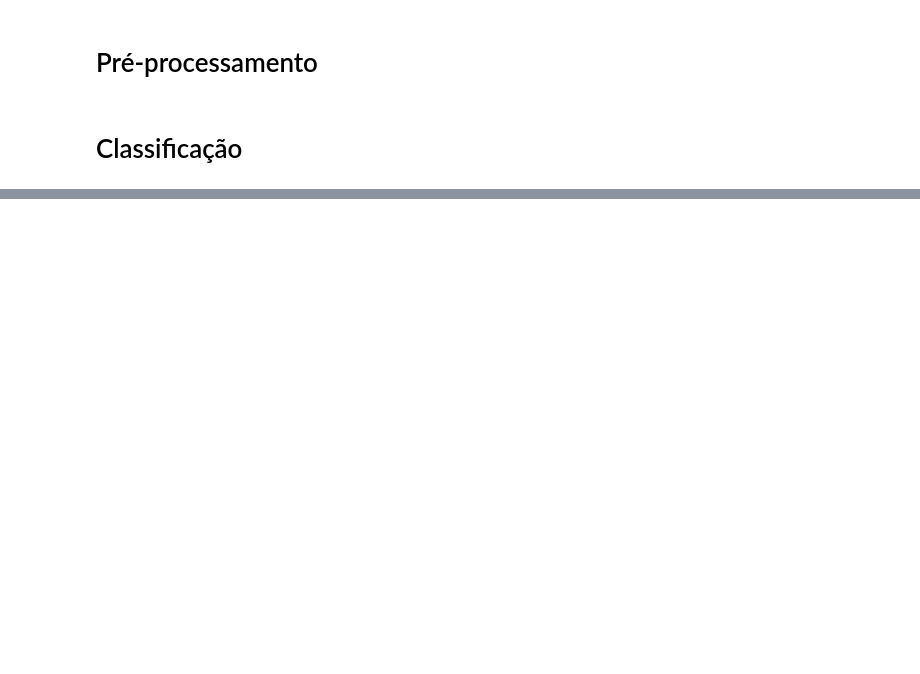
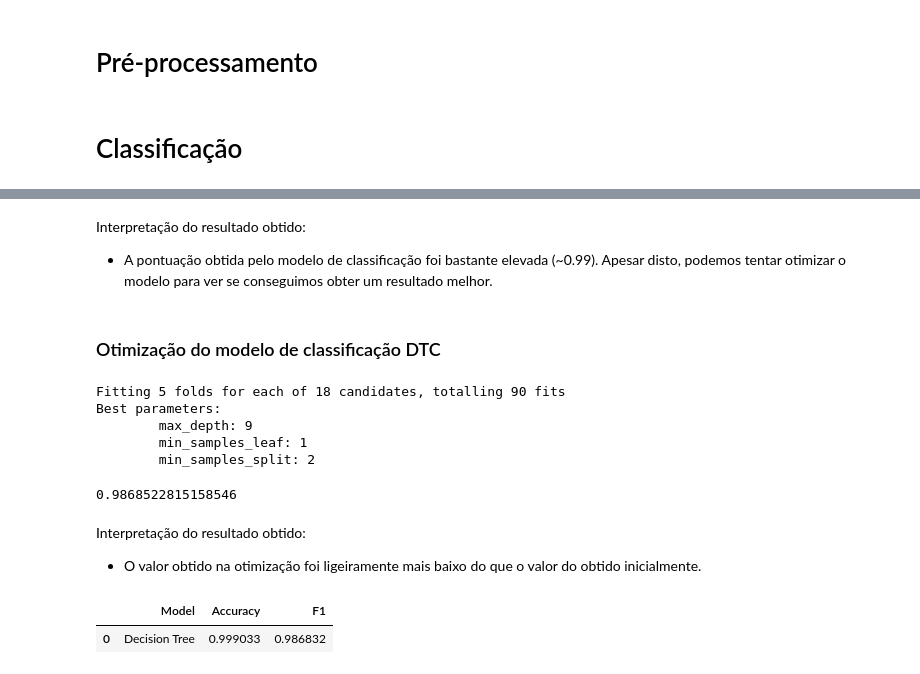
Before and after one commit to miguelamoreira/wineNotebook, a Jupyter notebook: notebook/grupo1.ipynb, the cells around one changed output, grey strips where cells are left out. Drawn from its saved outputs; the diff is of its cells as text; code cells hidden in the pictures; blank space fills up the shorter version.

Commit message:
decision trees

```diff
--- a/notebook/grupo1.ipynb
+++ b/notebook/grupo1.ipynb
@@ -251,0 +265,4 @@ X_test = scaler.transform(X_test)
+# %%
+# Criação do modelo de classificação Decision Trees (DTC)
+dtc = tree.DecisionTreeClassifier(criterion='entropy', max_depth=5, random_state=24)
+dtc = dtc.fit(X_train, y_train)
@@ -251,0 +274,50 @@ X_test = scaler.transform(X_test)
+# %% [markdown]
+Interpretação do resultado obtido:
+- A pontuação obtida pelo modelo de classificação foi bastante elevada (~0.99). Apesar disto, podemos tentar otimizar o modelo para ver se conseguimos obter um resultado melhor.
+# %% [markdown]
+### Otimização do modelo de classificação DTC
+# %%
+# Procurar quais são os melhores parâmetros para poder fazer a otimização
+parameters = {
+    'max_depth': (4, 6, 9),
+    'min_samples_leaf': (1, 8),
+    'min_samples_split': (2, 5, 10)
+}
+
+grid_search = GridSearchCV(dtc, parameters, n_jobs = -1, verbose = 1, scoring = 'f1')
+grid_search.fit(X_train, y_train)
+
+print('Best parameters:')
+
+best_parameters = grid_search.best_estimator_.get_params()
+
+for param_name in sorted(parameters.keys()):
+    print('\t%s: %r' % (param_name, best_parameters[param_name]))
+# %% [output]
+Fitting 5 folds for each of 18 candidates, totalling 90 fits
+Best parameters:
+        max_depth: 9
+        min_samples_leaf: 1
+        min_samples_split: 2
+# %%
+# Otimização a partir dos valores encontrados
+dtc = tree.DecisionTreeClassifier(criterion='entropy', random_state=24, max_depth=9, min_samples_leaf=1, min_samples_split=2)
+dtc = dtc.fit(X_train, y_train)
+dtc.score(X_test, y_test)
+# %% [output]
+0.9868522815158546
+# %% [markdown]
+Interpretação do resultado obtido:
+- O valor obtido na otimização foi ligeiramente mais baixo do que o valor do obtido inicialmente.
+# %%
+# acurácia
+dtc_accuracy = accuracy_score(y_true = y_train, y_pred = dtc.predict(X_train))
+
+# f1 score
+dtc_f1 = f1_score(y_true=y_test, y_pred=dtc.predict(X_test), average='weighted')
+
+results_dtc = pd.DataFrame(columns=['Model', 'Accuracy', 'F1'], data=[['Decision Tree', dtc_accuracy, dtc_f1]])
+results_dtc
+# %% [output]
+|  | Model | Accuracy | F1 |
+| 0 | Decision Tree | 0.999033 | 0.986832 |
```
Also changed, not shown: parts of 4 cells of this notebook.
